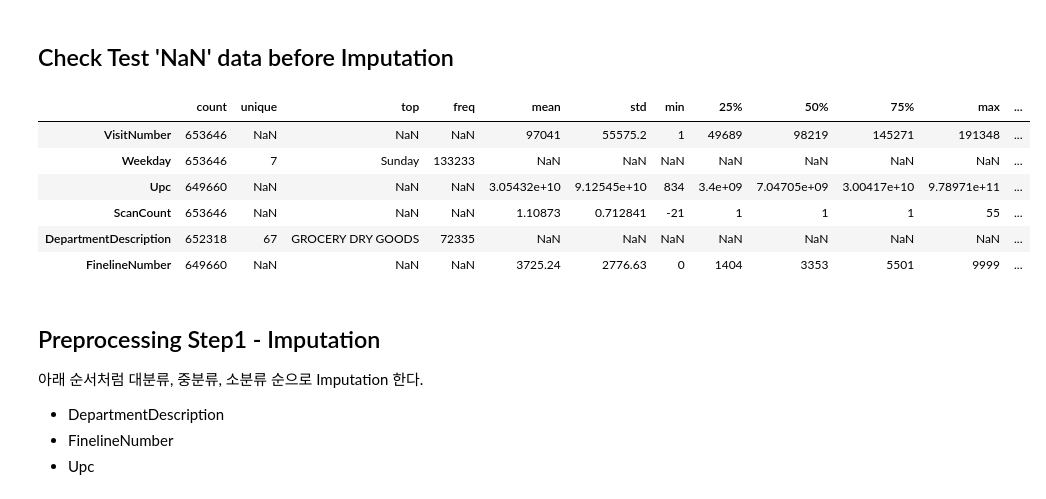
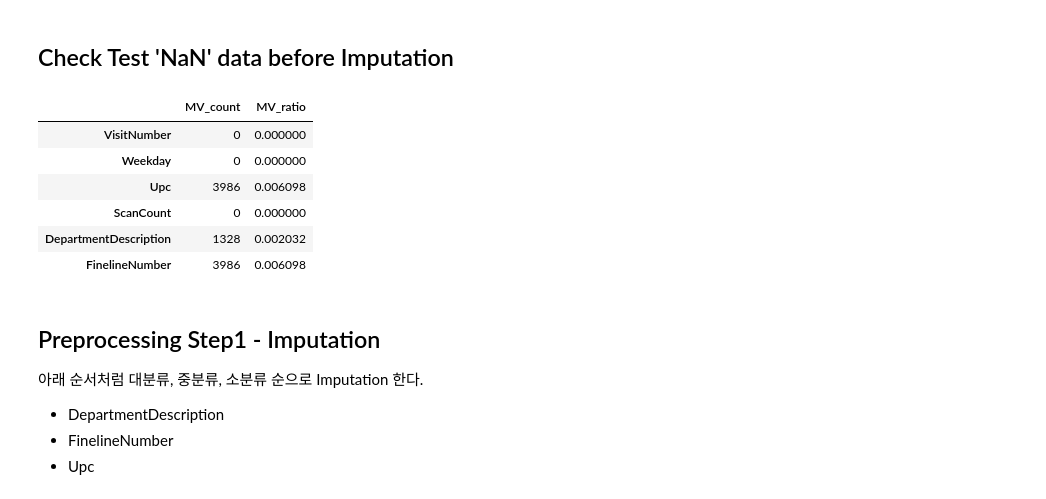
Before and after one commit to woncheolSon/Classification-Analysis-Project, a Jupyter notebook: Preprocessing.ipynb, the cells around one changed output. Saved outputs shown, nothing was run; the diff lists cells and outputs as text; code cells hidden in the pictures.

```diff
--- a/Preprocessing.ipynb
+++ b/Preprocessing.ipynb
@@ -46,16 +47,16 @@ train_desc
 # %%
 test_desc = test.describe(include='all').transpose()
 test_desc['MV_count'] = test.isnull().sum()
 test_desc['MV_ratio'] = test_desc['MV_count']/test.shape[0]
-test_desc
+test_desc[['MV_count','MV_ratio']]
 # %% [output]
-|  | count | unique | top | freq | mean | std | min | 25% | 50% | 75% | max | ... |
-| VisitNumber | 653646 | NaN | NaN | NaN | 97041 | 55575.2 | 1 | 49689 | 98219 | 145271 | 191348 | ... |
-| Weekday | 653646 | 7 | Sunday | 133233 | NaN | NaN | NaN | NaN | NaN | NaN | NaN | ... |
-| Upc | 649660 | NaN | NaN | NaN | 3.05432e+10 | 9.12545e+10 | 834 | 3.4e+09 | 7.04705e+09 | 3.00417e+10 | 9.78971e+11 | ... |
-| ScanCount | 653646 | NaN | NaN | NaN | 1.10873 | 0.712841 | -21 | 1 | 1 | 1 | 55 | ... |
-| DepartmentDescription | 652318 | 67 | GROCERY DRY GOODS | 72335 | NaN | NaN | NaN | NaN | NaN | NaN | NaN | ... |
-| FinelineNumber | 649660 | NaN | NaN | NaN | 3725.24 | 2776.63 | 0 | 1404 | 3353 | 5501 | 9999 | ... |
+|  | MV_count | MV_ratio |
+| VisitNumber | 0 | 0.000000 |
+| Weekday | 0 | 0.000000 |
+| Upc | 3986 | 0.006098 |
+| ScanCount | 0 | 0.000000 |
+| DepartmentDescription | 1328 | 0.002032 |
+| FinelineNumber | 3986 | 0.006098 |
 # %% [markdown]
 ## Preprocessing Step1 - Imputation
 아래 순서처럼 대분류, 중분류, 소분류 순으로 Imputation 한다.
```
Also changed, not shown: parts of 64 cells of this notebook.
